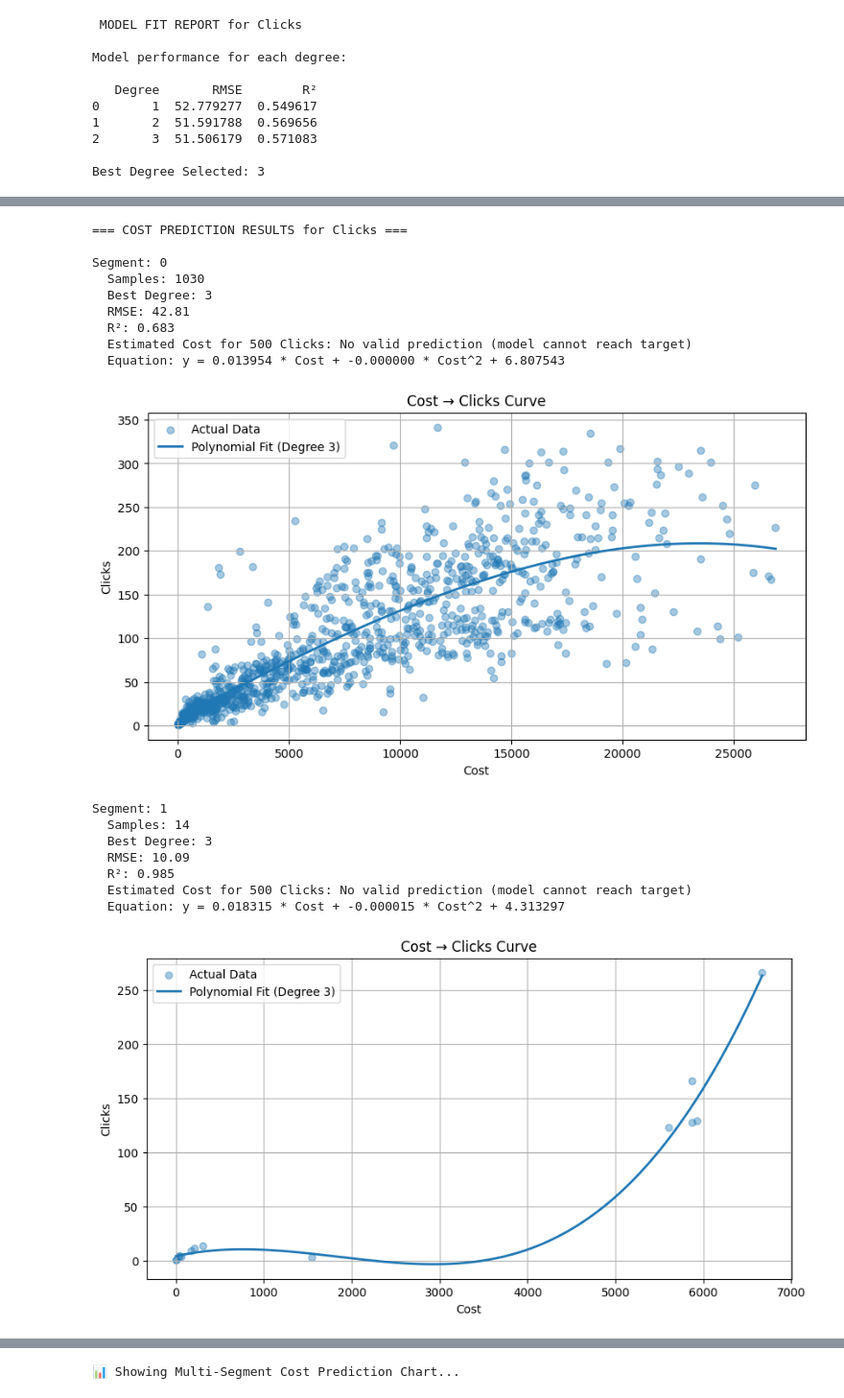
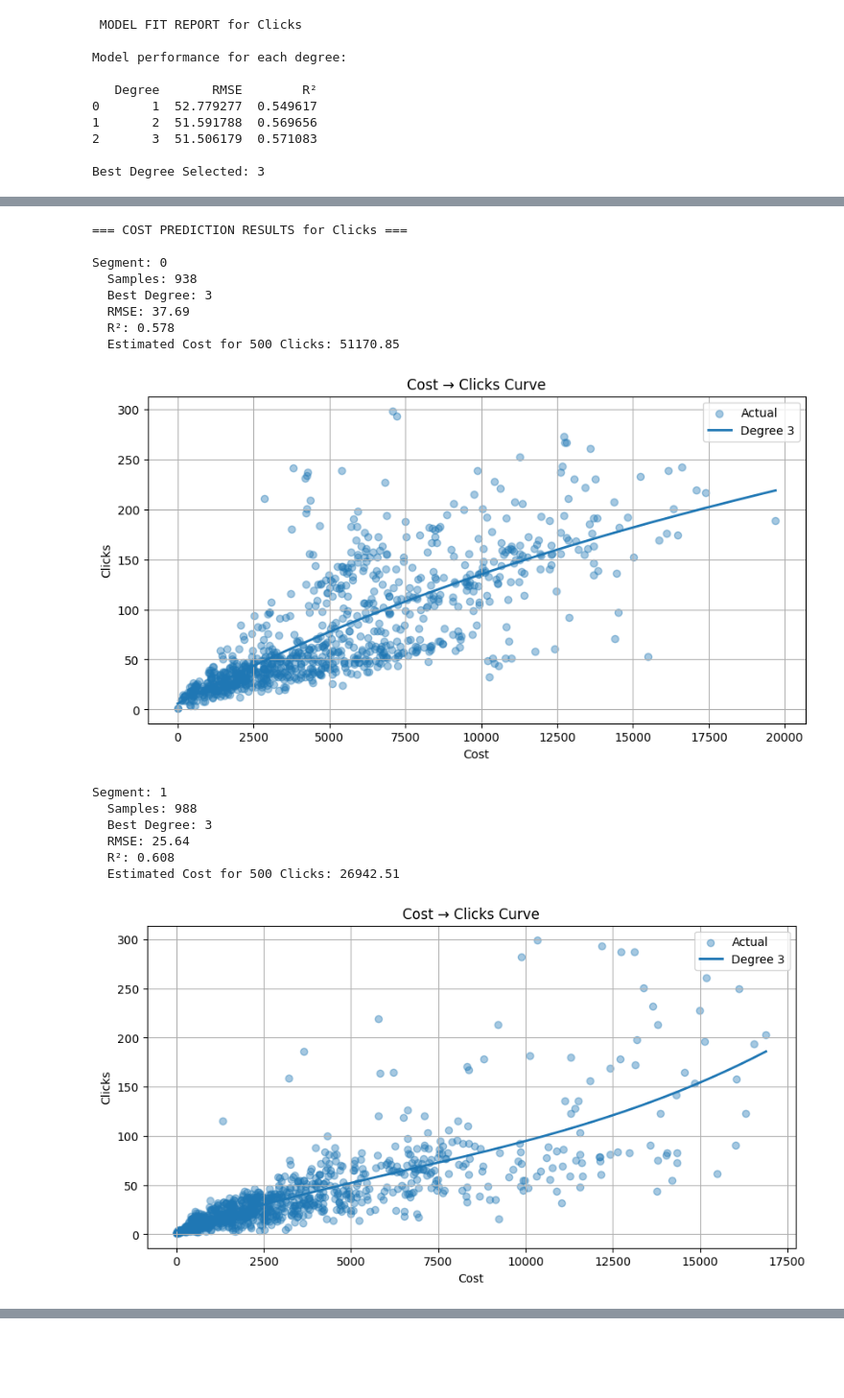
Before and after one commit to modlix-india/Adzump-AI, a Jupyter notebook: Campaign-Budget-Analysis/analysis.ipynb, the cells around one changed output, grey strips where cells are left out. Shown at 96% size. Saved outputs shown, nothing was run; the diff lists cells and outputs as text; code cells hidden in the pictures; blank space fills up the shorter version.

Commit message:
Improved segmentation + full notebook markdown + prediction fixes

```diff
--- a/Campaign-Budget-Analysis/analysis.ipynb
+++ b/Campaign-Budget-Analysis/analysis.ipynb
@@ -549 +601,4 @@ def segment_by_campaign(df, n_segments=2, features=("Clicks","Impr.","Conversion
+# %%
+def make_predict_cost(model, degree):
+    return lambda target: invert_model_for_target(model, degree, target)
 # %% [markdown]
@@ -673,34 +710,27 @@ def plot_multi_segment_cost_curves_plotly(predictor, metric="Clicks"):
         if "error" in info:
             continue
 
+        temp = info["data"]
         model = info["model"]
         degree = info["best_degree"]
-        temp = info["data"]
 
-        target_values = np.linspace(
-            temp["y"].min(),
-            temp["y"].max(),
-            200
-        )
-
-        predicted_costs = []
-        for t in target_values:
-            c = invert_model_for_target(model, degree, t)
-            predicted_costs.append(c if c is not None else None)
+        target_values = np.linspace(temp["y"].min(), temp["y"].max(), 200)
+        predicted_costs = [
+            invert_model_for_target(model, degree, t) for t in target_values
+        ]
 
         fig.add_trace(go.Scatter(
             x=target_values,
             y=predicted_costs,
-            mode='lines',
+            mode="lines",
             name=f"Segment {seg} (Samples: {info['samples']})"
         ))
 
     fig.update_layout(
-        title=f"Interactive Multi-Segment Cost Prediction Curve — {metric}",
+        title=f"Multi-Segment Cost Prediction Curve — {metric}",
         xaxis_title=f"{metric} Target",
         yaxis_title="Required Cost",
-        template="plotly_white",
-        hovermode="closest"
+        template="plotly_white"
     )
 
     fig.show()
@@ -727,57 +773,49 @@ metric = "Clicks"
 target_value = 500
 
 predictor = build_cost_predictor(df, metric, segmentation=True, n_segments=4)
 
 print(f"\n=== COST PREDICTION RESULTS for {metric} ===\n")
 
 for seg, info in predictor["segments"].items():
     print(f"Segment: {seg}")
 
     if "error" in info:
-        print(" NO", info["error"], "\n")
+        print("  Error:", info["error"])
         continue
 
     deg = info["best_degree"]
-    model = info["model"]
-    temp = info["data"]
+    cost = info["predict_cost"](target_value)
 
     print(f"  Samples: {info['samples']}")
     print(f"  Best Degree: {deg}")
     print(f"  RMSE: {info['stats'][deg]['rmse']:.2f}")
     print(f"  R²: {info['stats'][deg]['r2']:.3f}")
 
-    cost = info["predict_cost"](target_value)
-
     if cost is None:
-        print(f"  Estimated Cost for {target_value} {metric}: No valid prediction (model cannot reach target)")
+        print(f"  Estimated Cost for {target_value} {metric}: Cannot reach target")
     else:
         print(f"  Estimated Cost for {target_value} {metric}: {cost:.2f}")
 
+    print()
 
-    eq = extract_equation(model, deg)
-    print("  Equation:", eq)
+    plot_fitted_curve(info["data"], info["model"], info["best_degree"], metric)
 
-    plot_fitted_curve(temp, model, deg, metric)
-
-print("\n📊 Showing Multi-Segment Cost Prediction Chart...")
-plot_multi_segment_cost_curves_plotly(predictor, metric="Clicks")
+plot_multi_segment_cost_curves_plotly(predictor, metric)
 # %% [output]
 === COST PREDICTION RESULTS for Clicks ===
 
 Segment: 0
-  Samples: 1030
+  Samples: 938
   Best Degree: 3
-  RMSE: 42.81
-  R²: 0.683
-  Estimated Cost for 500 Clicks: No valid prediction (model cannot reach target)
-  Equation: y = 0.013954 * Cost + -0.000000 * Cost^2 + 6.807543
+  RMSE: 37.69
+  R²: 0.578
+  Estimated Cost for 500 Clicks: 51170.85
-[figure, old version]
+[figure, new version]
 Segment: 1
-  Samples: 14
+  Samples: 988
   Best Degree: 3
-  RMSE: 10.09
-  R²: 0.985
-  Estimated Cost for 500 Clicks: No valid prediction (model cannot reach target)
-  Equation: y = 0.018315 * Cost + -0.000015 * Cost^2 + 4.313297
+  RMSE: 25.64
+  R²: 0.608
+  Estimated Cost for 500 Clicks: 26942.51
-[figure, old version]
+[figure, new version]
 Segment: 2
@@ -799 +834,0 @@ Segment: 3
-📊 Showing Multi-Segment Cost Prediction Chart...
```
Also changed, not shown: parts of 24 cells of this notebook.
